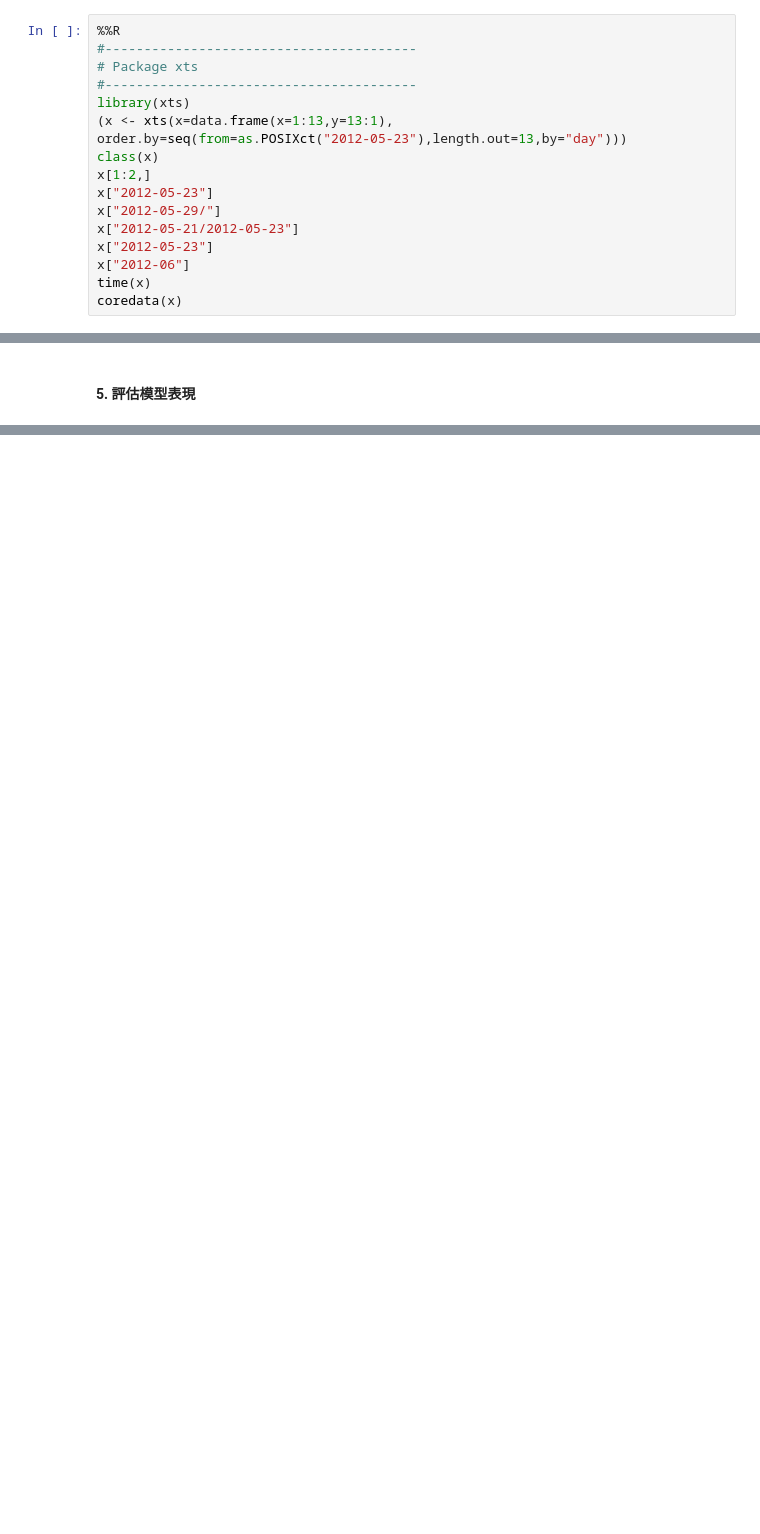
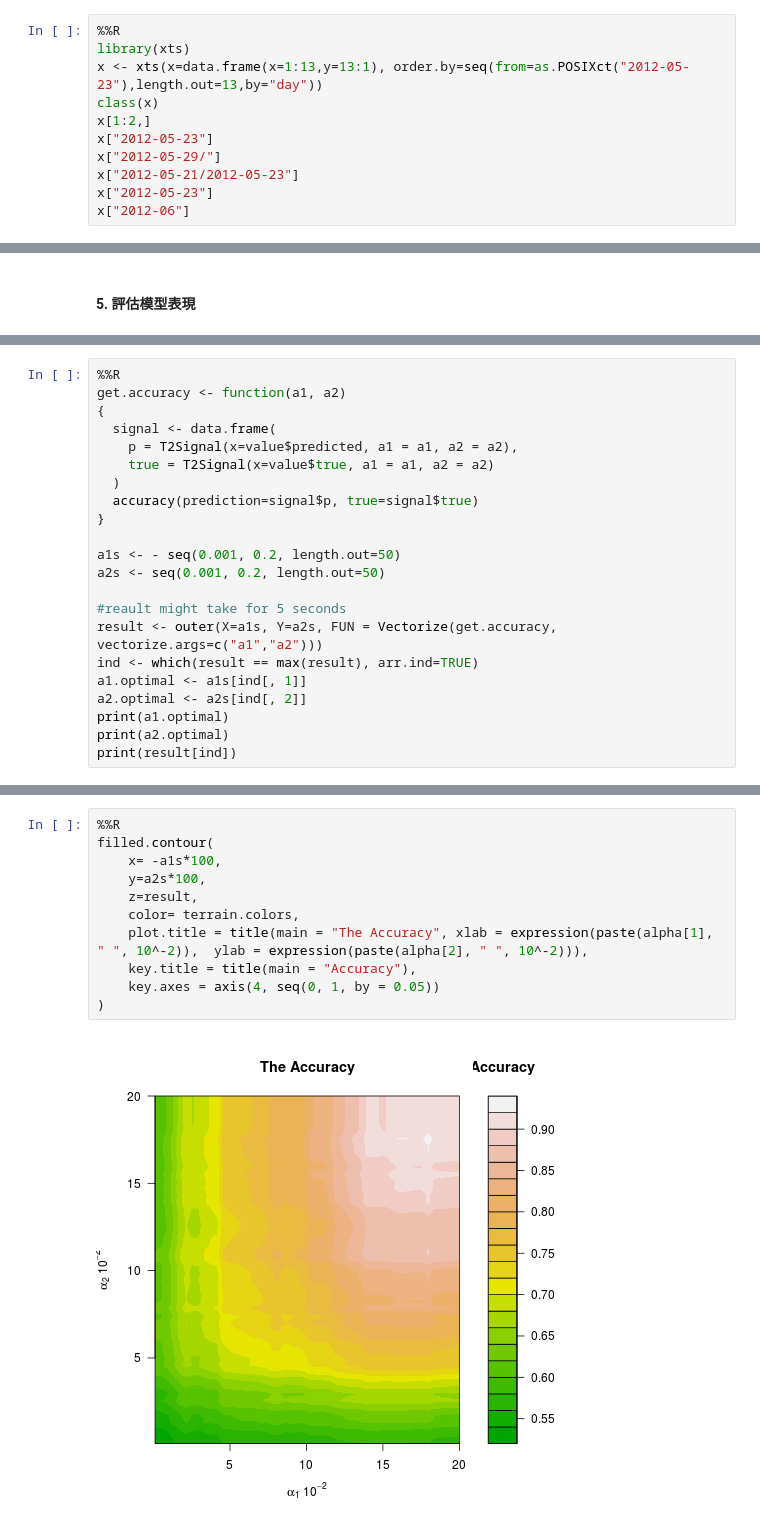
Before and after one commit to yenchiayi/TWRLadies20150727, a Jupyter notebook: Demo.ipynb, the cells around one changed output, grey strips where cells are left out. Saved outputs shown, nothing was run; the diff lists cells and outputs as text; blank space fills up the shorter version.

```diff
--- a/Demo.ipynb
+++ b/Demo.ipynb
@@ -56,11 +70,7 @@ candleChart(x=SSEC["2012"], theme="white")
 # %%
 %%R
-#----------------------------------------
-# Package xts
-#----------------------------------------
 library(xts)
-(x <- xts(x=data.frame(x=1:13,y=13:1),
-order.by=seq(from=as.POSIXct("2012-05-23"),length.out=13,by="day")))
+x <- xts(x=data.frame(x=1:13,y=13:1), order.by=seq(from=as.POSIXct("2012-05-23"),length.out=13,by="day"))
 class(x)
 x[1:2,]
 x["2012-05-23"]
@@ -68,6 +78,4 @@ x["2012-05-29/"]
 x["2012-05-21/2012-05-23"]
 x["2012-05-23"]
 x["2012-06"]
-time(x)
-coredata(x)
 # %% [output]
@@ -252,0 +268,22 @@ filled.contour(x=-a1*100, y=a2*100, z=reault,
+# %%
+%%R
+get.accuracy <- function(a1, a2)
+{
+  signal <- data.frame(
+    p = T2Signal(x=value$predicted, a1 = a1, a2 = a2),
+    true = T2Signal(x=value$true, a1 = a1, a2 = a2)
+  )
+  accuracy(prediction=signal$p, true=signal$true)
+}
+
+a1s <- - seq(0.001, 0.2, length.out=50)
+a2s <- seq(0.001, 0.2, length.out=50)
+
+#reault might take for 5 seconds
+result <- outer(X=a1s, Y=a2s, FUN = Vectorize(get.accuracy, vectorize.args=c("a1","a2")))
+ind <- which(result == max(result), arr.ind=TRUE)
+a1.optimal <- a1s[ind[, 1]]
+a2.optimal <- a2s[ind[, 2]]
+print(a1.optimal)
+print(a2.optimal)
+print(result[ind])
@@ -252,0 +294,13 @@ filled.contour(x=-a1*100, y=a2*100, z=reault,
+# %%
+%%R
+filled.contour(
+    x= -a1s*100,
+    y=a2s*100,
+    z=result,
+    color= terrain.colors,
+    plot.title = title(main = "The Accuracy", xlab = expression(paste(alpha[1], " ", 10^-2)),  ylab = expression(paste(alpha[2], " ", 10^-2))),
+    key.title = title(main = "Accuracy"),
+    key.axes = axis(4, seq(0, 1, by = 0.05))
+)
+# %% [output]
+[figure, added]
```
Also changed, not shown: parts of 30 cells of this notebook, 1 other file.
